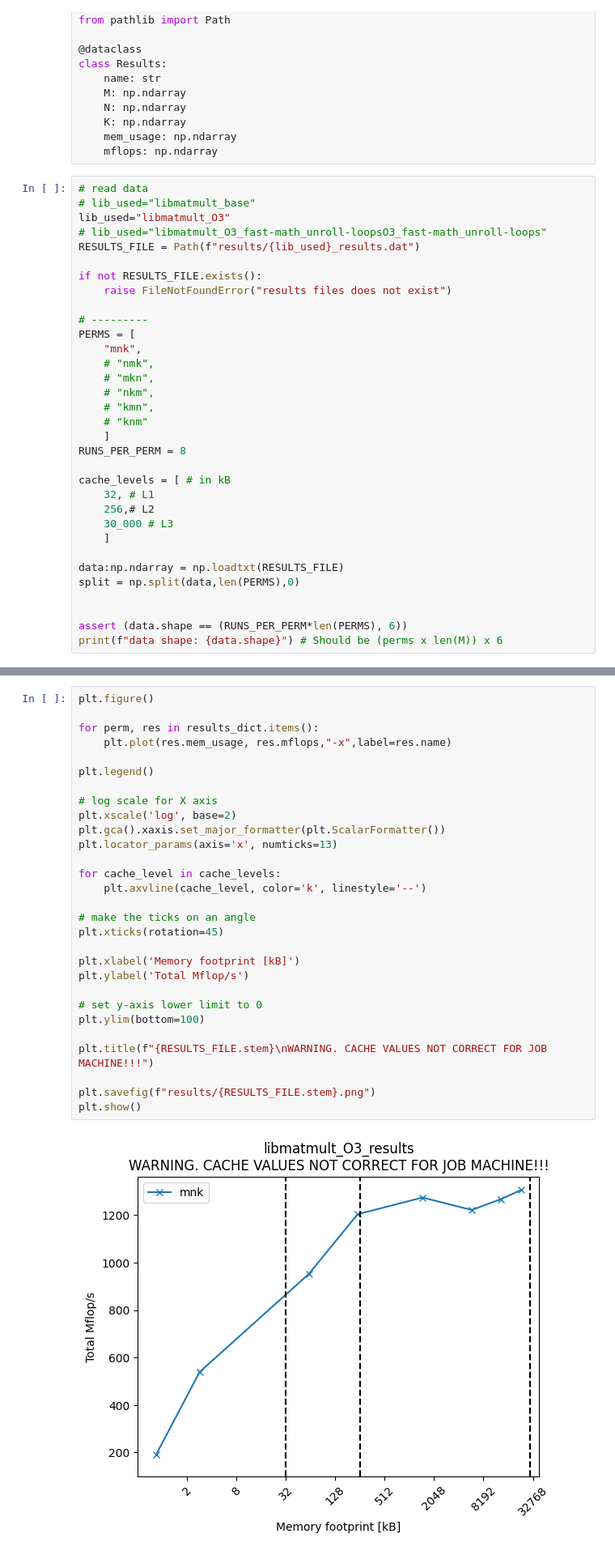
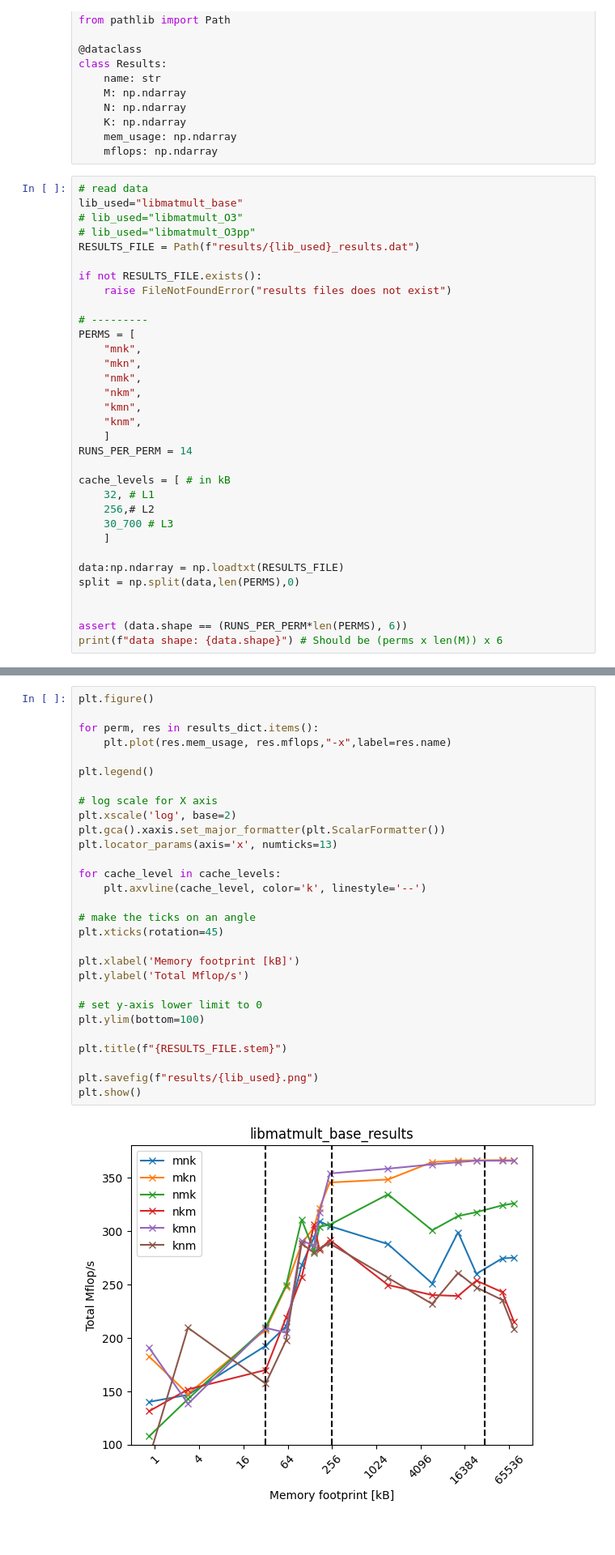
Before and after one commit to ionymikler/HIghPerformanceProgramming_Projects, a Jupyter notebook: project_1/perf_plotting.ipynb, the cells around one changed output, grey strips where cells are left out. Shown at 81% size. Cells and saved outputs as stored; diff of their text form; blank space fills up the shorter version.

```diff
--- a/project_1/perf_plotting.ipynb
+++ b/project_1/perf_plotting.ipynb
@@ -17,9 +17,9 @@ class Results:
     mflops: np.ndarray
 # %%
 # read data
-# lib_used="libmatmult_base"
-lib_used="libmatmult_O3"
-# lib_used="libmatmult_O3_fast-math_unroll-loopsO3_fast-math_unroll-loops"
+lib_used="libmatmult_base"
+# lib_used="libmatmult_O3"
+# lib_used="libmatmult_O3pp"
 RESULTS_FILE = Path(f"results/{lib_used}_results.dat")
 
 if not RESULTS_FILE.exists():
@@ -28,18 +28,18 @@ if not RESULTS_FILE.exists():
 # ---------
 PERMS = [
     "mnk",
-    # "nmk",
-    # "mkn",
-    # "nkm",
-    # "kmn",
-    # "knm"
+    "mkn",
+    "nmk",
+    "nkm",
+    "kmn",
+    "knm",
     ]
-RUNS_PER_PERM = 8
+RUNS_PER_PERM = 14
 
 cache_levels = [ # in kB
     32, # L1
     256,# L2
-    30_000 # L3
+    30_700 # L3
     ]
 
 data:np.ndarray = np.loadtxt(RESULTS_FILE)
@@ -68,31 +67,31 @@ for data, perm in zip(split, PERMS):
 # %%
 plt.figure()
 
 for perm, res in results_dict.items():
     plt.plot(res.mem_usage, res.mflops,"-x",label=res.name)
 
 plt.legend()
 
 # log scale for X axis
 plt.xscale('log', base=2)
 plt.gca().xaxis.set_major_formatter(plt.ScalarFormatter())
 plt.locator_params(axis='x', numticks=13)
 
 for cache_level in cache_levels:
     plt.axvline(cache_level, color='k', linestyle='--')
 
 # make the ticks on an angle
 plt.xticks(rotation=45)
 
 plt.xlabel('Memory footprint [kB]')
 plt.ylabel('Total Mflop/s')
 
 # set y-axis lower limit to 0
 plt.ylim(bottom=100)
 
-plt.title(f"{RESULTS_FILE.stem}\nWARNING. CACHE VALUES NOT CORRECT FOR JOB MACHINE!!!")
+plt.title(f"{RESULTS_FILE.stem}")
 
-plt.savefig(f"results/{RESULTS_FILE.stem}.png")
+plt.savefig(f"results/{lib_used}.png")
 plt.show()
 # %% [output]
-[figure, old version]
+[figure, new version]
```
Also changed, not shown: parts of 2 cells of this notebook, 8 other files.
